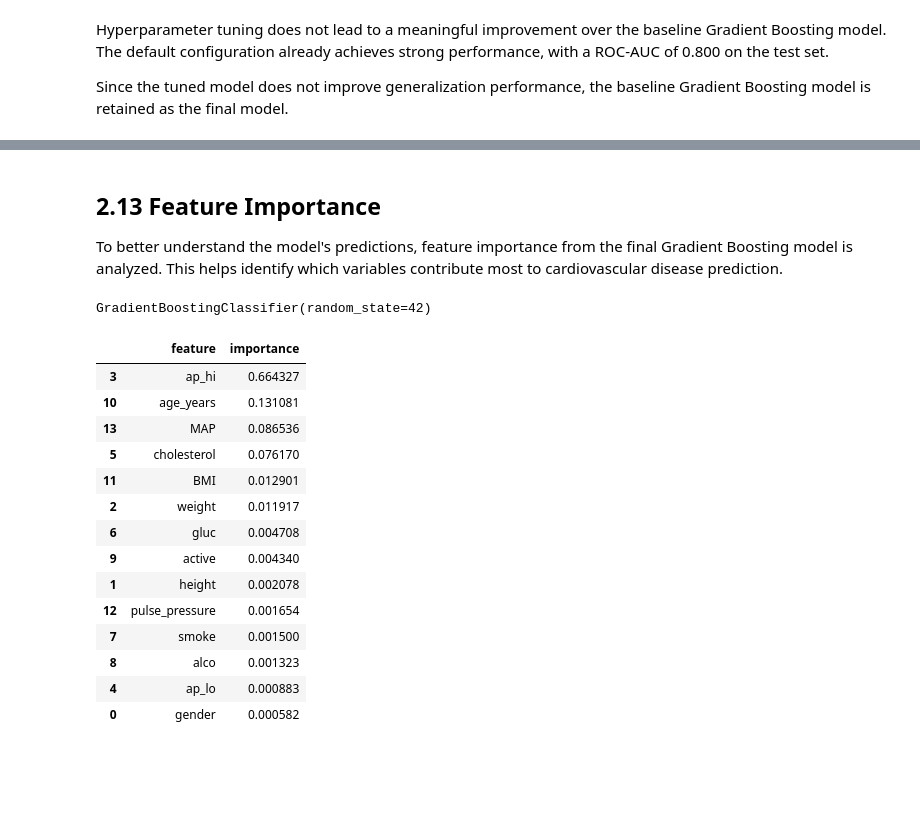
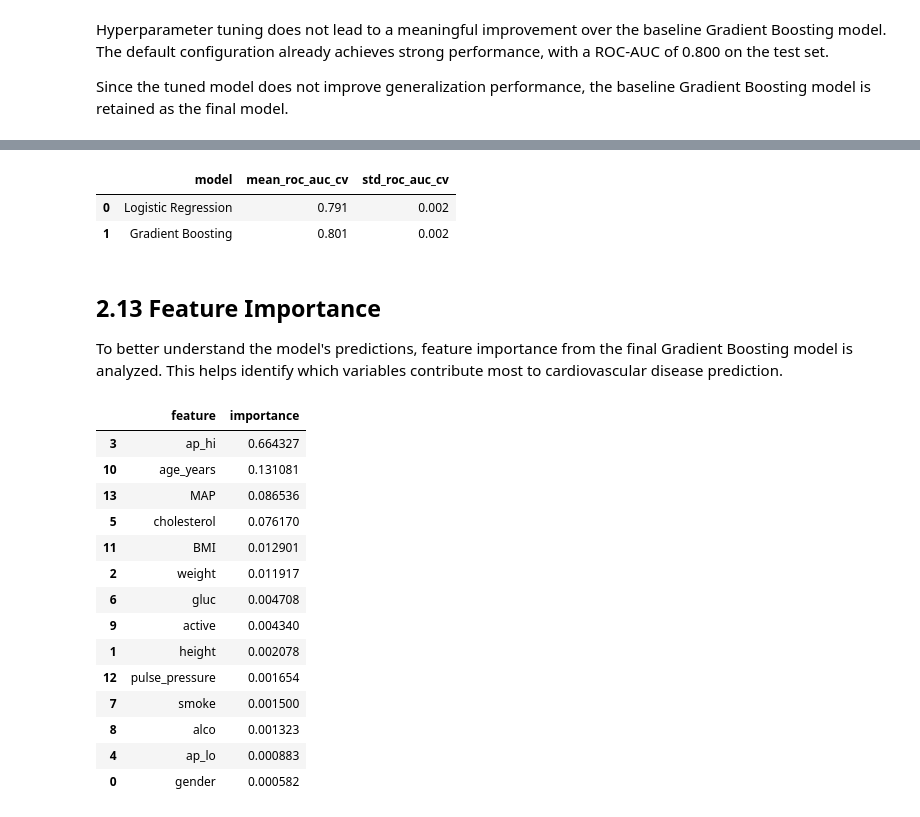
Before and after one commit to AndresAlmozara/heart-failure-prediction, a Jupyter notebook: notebooks/02_modeling.ipynb, the cells around one changed output, grey strips where cells are left out. Saved outputs shown, nothing was run; the diff lists cells and outputs as text; code cells hidden in the pictures; blank space fills up the shorter version.

```diff
--- a/notebooks/02_modeling.ipynb
+++ b/notebooks/02_modeling.ipynb
@@ -835,3 +771,6 @@ comparison_tuned_df
 Hyperparameter tuning does not lead to a meaningful improvement over the baseline Gradient Boosting model. The default configuration already achieves strong performance, with a ROC-AUC of 0.800 on the test set.
 
 Since the tuned model does not improve generalization performance, the baseline Gradient Boosting model is retained as the final model.
+# %%
+final_model = GradientBoostingClassifier(random_state=42)
+final_model.fit(X_train, y_train)
@@ -838,12 +787,49 @@ Since the tuned model does not improve generalization performance, the baseline
+# %%
+# Define candidate models
+logreg_cv_model = LogisticRegression(max_iter=1000, random_state=42)
+gb_cv_model = GradientBoostingClassifier(random_state=42)
+
+# Cross-validation scores
+logreg_cv_scores = cross_val_score(
+    logreg_cv_model,
+    X_train,
+    y_train,
+    cv=5,
+    scoring="roc_auc",
+    n_jobs=-1
+)
+
+gb_cv_scores = cross_val_score(
+    gb_cv_model,
+    X_train,
+    y_train,
+    cv=5,
+    scoring="roc_auc",
+    n_jobs=-1
+)
+
+# Summary table
+cv_results_df = pd.DataFrame({
+    "model": ["Logistic Regression", "Gradient Boosting"],
+    "mean_roc_auc_cv": [
+        logreg_cv_scores.mean(),
+        gb_cv_scores.mean()
+    ],
+    "std_roc_auc_cv": [
+        logreg_cv_scores.std(),
+        gb_cv_scores.std()
+    ]
+}).round(3)
+
+cv_results_df
+# %% [output]
+|  | model | mean_roc_auc_cv | std_roc_auc_cv |
+| 0 | Logistic Regression | 0.791 | 0.002 |
+| 1 | Gradient Boosting | 0.801 | 0.002 |
 # %% [markdown]
 ## 2.13 Feature Importance
 
 To better understand the model's predictions, feature importance from the final Gradient Boosting model is analyzed. This helps identify which variables contribute most to cardiovascular disease prediction.
-# %%
-# Fit final model
-gb_model.fit(X_train, y_train)
-# %% [output]
-GradientBoostingClassifier(random_state=42)
 # %%
 feature_importance = pd.DataFrame({
     "feature": X_train.columns,
```
Also changed, not shown: parts of 21 cells of this notebook, 1 other file.
